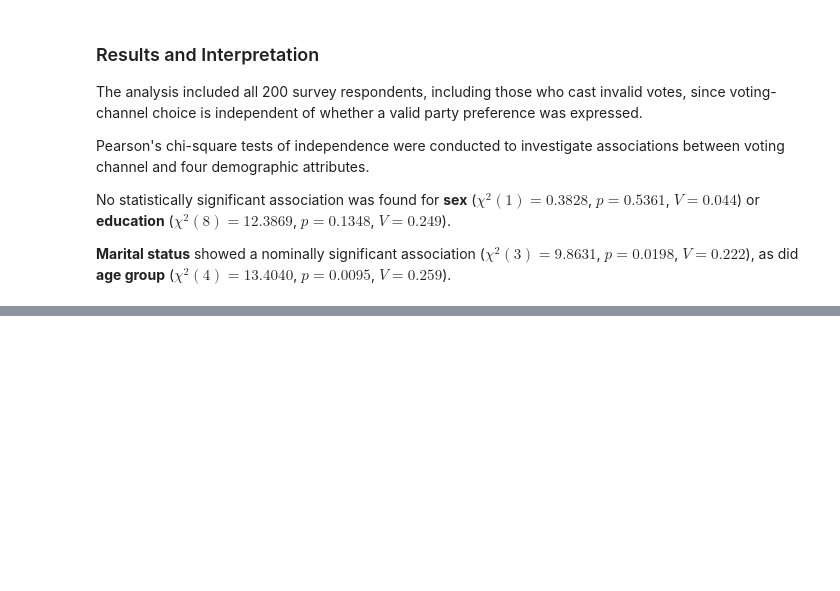
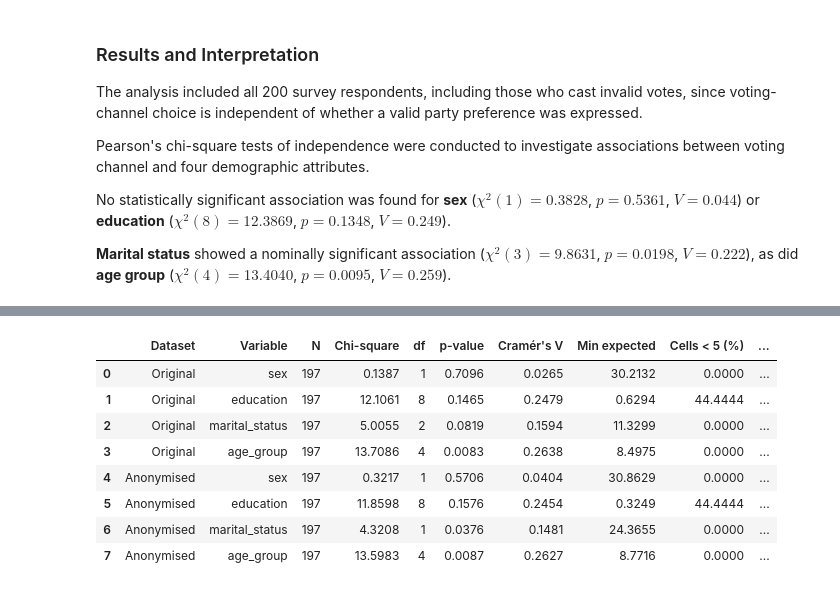
Before and after one commit to askeneye/SecurityPrivacy_FinalProject, a Jupyter notebook: notebooks/eda_analysis.ipynb, the cells around one changed output, grey strips where cells are left out. Cells and saved outputs as stored; diff of their text form; code cells hidden in the pictures; blank space fills up the shorter version.

```diff
--- a/notebooks/eda_analysis.ipynb
+++ b/notebooks/eda_analysis.ipynb
@@ -1190,0 +1510,18 @@ No statistically significant association was found for **sex** ($\chi^2(1)=0.382
+# %%
+original_C = valid_data.copy()
+anonymous_C = anonymised_data.copy()
+
+# Harmonise marital status using the same mapping as Question B
+original_C["marital_status"] = (
+    original_C["marital_status"].replace(marital_mapping)
+)
+
+# Give voting channels readable labels
+for df in [original_C, anonymous_C]:
+    df["voting_channel"] = df["evote"].map({
+        0: "Polling station",
+        1: "Electronic"
+    })
+
+print("Original N:", len(original_C))
+print("Anonymised N:", len(anonymous_C))
@@ -1190,0 +1531,62 @@ No statistically significant association was found for **sex** ($\chi^2(1)=0.382
+# %%
+demographics = [
+    "sex",
+    "education",
+    "marital_status",
+    "age_group"
+]
+
+datasets_C = {
+    "Original": original_C,
+    "Anonymised": anonymous_C
+}
+
+results_C_comparison = []
+
+for dataset_name, df in datasets_C.items():
+
+    for col in demographics:
+
+        table = pd.crosstab(
+            df[col],
+            df["voting_channel"]
+        )
+
+        chi2, p, dof, expected = chi2_contingency(
+            table,
+            correction=False
+        )
+
+        n = table.to_numpy().sum()
+        r, c = table.shape
+
+        cramers_v = np.sqrt(
+            chi2 / (n * min(r - 1, c - 1))
+        )
+
+        results_C_comparison.append({
+            "Dataset": dataset_name,
+            "Variable": col,
+            "N": n,
+            "Chi-square": chi2,
+            "df": dof,
+            "p-value": p,
+            "Cramér's V": cramers_v,
+            "Min expected": expected.min(),
+            "Cells < 5 (%)": (expected < 5).mean() * 100,
+            "Significant": p < 0.05
+        })
+
+results_C_comparison = pd.DataFrame(results_C_comparison)
+
+display(results_C_comparison.round(4))
+# %% [output]
+|  | Dataset | Variable | N | Chi-square | df | p-value | Cramér's V | Min expected | Cells < 5 (%) | ... |
+| 0 | Original | sex | 197 | 0.1387 | 1 | 0.7096 | 0.0265 | 30.2132 | 0.0000 | ... |
+| 1 | Original | education | 197 | 12.1061 | 8 | 0.1465 | 0.2479 | 0.6294 | 44.4444 | ... |
+| 2 | Original | marital_status | 197 | 5.0055 | 2 | 0.0819 | 0.1594 | 11.3299 | 0.0000 | ... |
+| 3 | Original | age_group | 197 | 13.7086 | 4 | 0.0083 | 0.2638 | 8.4975 | 0.0000 | ... |
+| 4 | Anonymised | sex | 197 | 0.3217 | 1 | 0.5706 | 0.0404 | 30.8629 | 0.0000 | ... |
+| 5 | Anonymised | education | 197 | 11.8598 | 8 | 0.1576 | 0.2454 | 0.3249 | 44.4444 | ... |
+| 6 | Anonymised | marital_status | 197 | 4.3208 | 1 | 0.0376 | 0.1481 | 24.3655 | 0.0000 | ... |
+| 7 | Anonymised | age_group | 197 | 13.5983 | 4 | 0.0087 | 0.2627 | 8.7716 | 0.0000 | ... |
```
Also changed, not shown: parts of 20 cells of this notebook.
